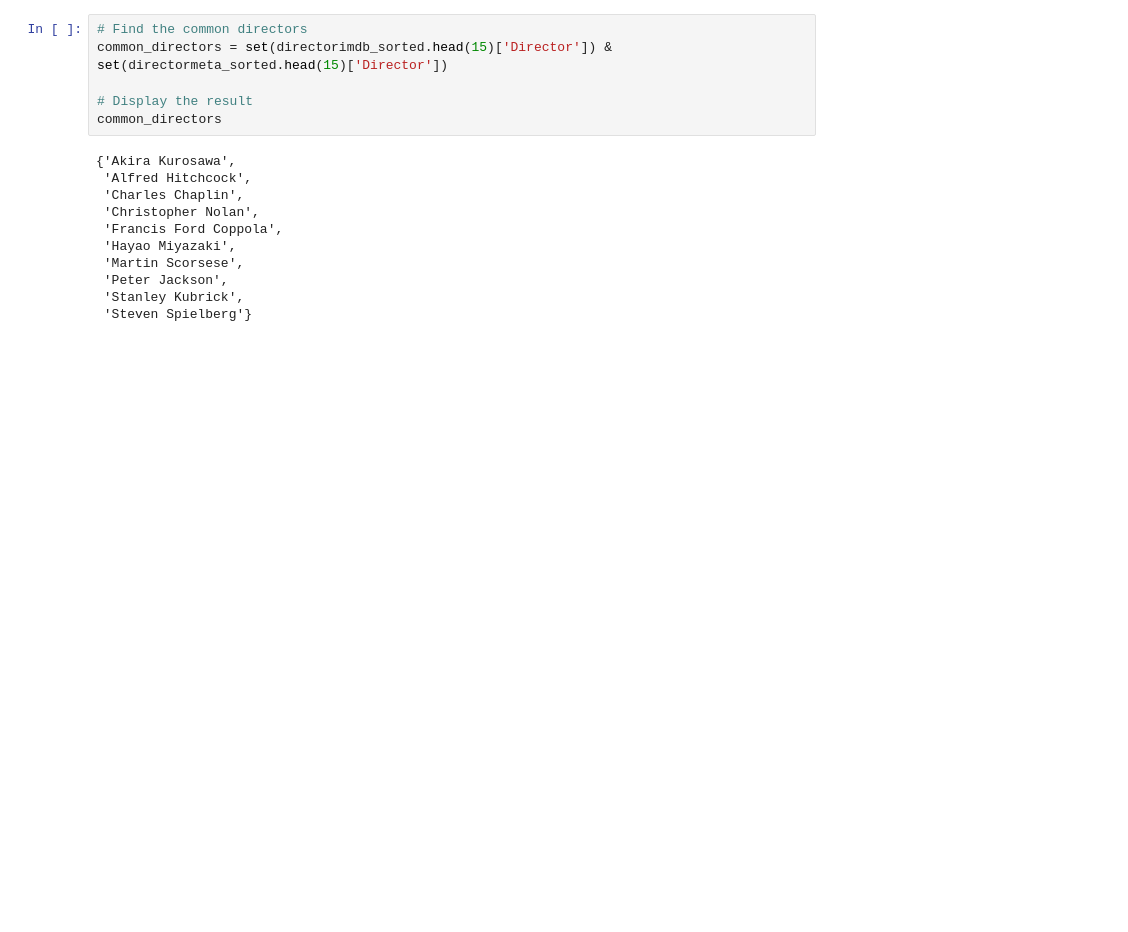
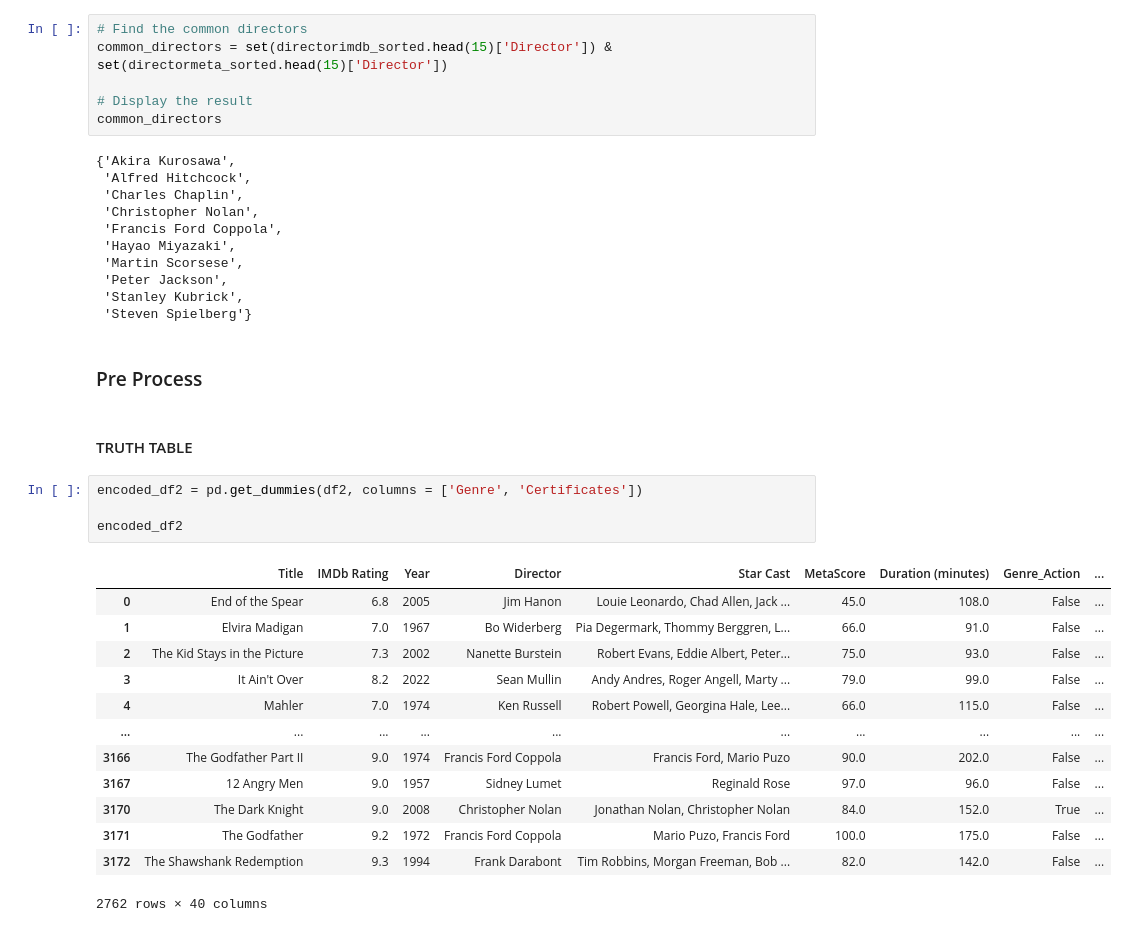
Before and after one commit to wayneflossien/102-final-project, a Jupyter notebook: 102-final_project.ipynb, the cells around one changed output. Saved outputs shown, nothing was run; the diff lists cells and outputs as text; blank space fills up the shorter version.

```diff
--- a/102-final_project.ipynb
+++ b/102-final_project.ipynb
@@ -462,3 +482,25 @@ common_directors
  'Peter Jackson',
  'Stanley Kubrick',
  'Steven Spielberg'}
+# %% [markdown]
+### Pre Process
+# %% [markdown]
+#### TRUTH TABLE
+# %%
+encoded_df2 = pd.get_dummies(df2, columns = ['Genre', 'Certificates'])
+
+encoded_df2
+# %% [output]
+|  | Title | IMDb Rating | Year | Director | Star Cast | MetaScore | Duration (minutes) | Genre_Action | ... |
+| 0 | End of the Spear | 6.8 | 2005 | Jim Hanon | Louie Leonardo, Chad Allen, Jack ... | 45.0 | 108.0 | False | ... |
+| 1 | Elvira Madigan | 7.0 | 1967 | Bo Widerberg | Pia Degermark, Thommy Berggren, L... | 66.0 | 91.0 | False | ... |
+| 2 | The Kid Stays in the Picture | 7.3 | 2002 | Nanette Burstein | Robert Evans, Eddie Albert, Peter... | 75.0 | 93.0 | False | ... |
+| 3 | It Ain't Over | 8.2 | 2022 | Sean Mullin | Andy Andres, Roger Angell, Marty ... | 79.0 | 99.0 | False | ... |
+| 4 | Mahler | 7.0 | 1974 | Ken Russell | Robert Powell, Georgina Hale, Lee... | 66.0 | 115.0 | False | ... |
+| ... | ... | ... | ... | ... | ... | ... | ... | ... | ... |
+| 3166 | The Godfather Part II | 9.0 | 1974 | Francis Ford Coppola | Francis Ford, Mario Puzo | 90.0 | 202.0 | False | ... |
+| 3167 | 12 Angry Men | 9.0 | 1957 | Sidney Lumet | Reginald Rose | 97.0 | 96.0 | False | ... |
+| 3170 | The Dark Knight | 9.0 | 2008 | Christopher Nolan | Jonathan Nolan, Christopher Nolan | 84.0 | 152.0 | True | ... |
+| 3171 | The Godfather | 9.2 | 1972 | Francis Ford Coppola | Mario Puzo, Francis Ford | 100.0 | 175.0 | False | ... |
+| 3172 | The Shawshank Redemption | 9.3 | 1994 | Frank Darabont | Tim Robbins, Morgan Freeman, Bob ... | 82.0 | 142.0 | False | ... |
+2762 rows × 40 columns
```
Also changed, not shown: parts of 12 cells of this notebook.
